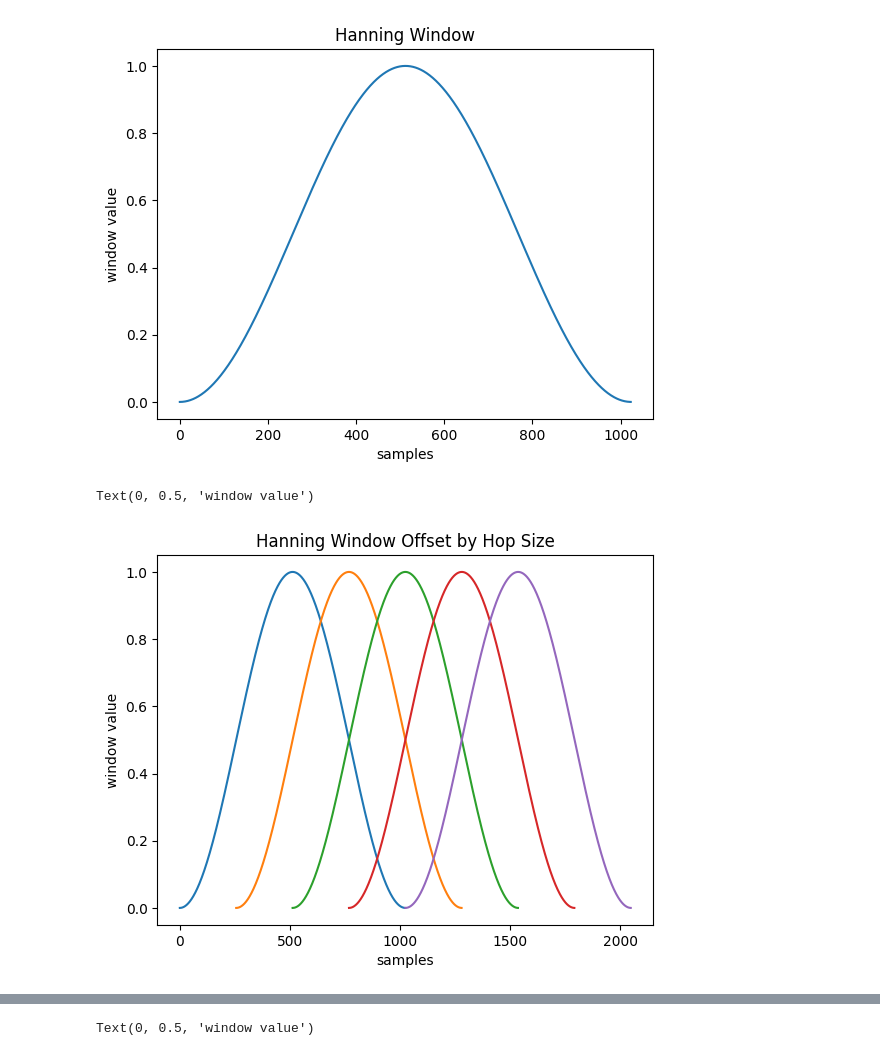
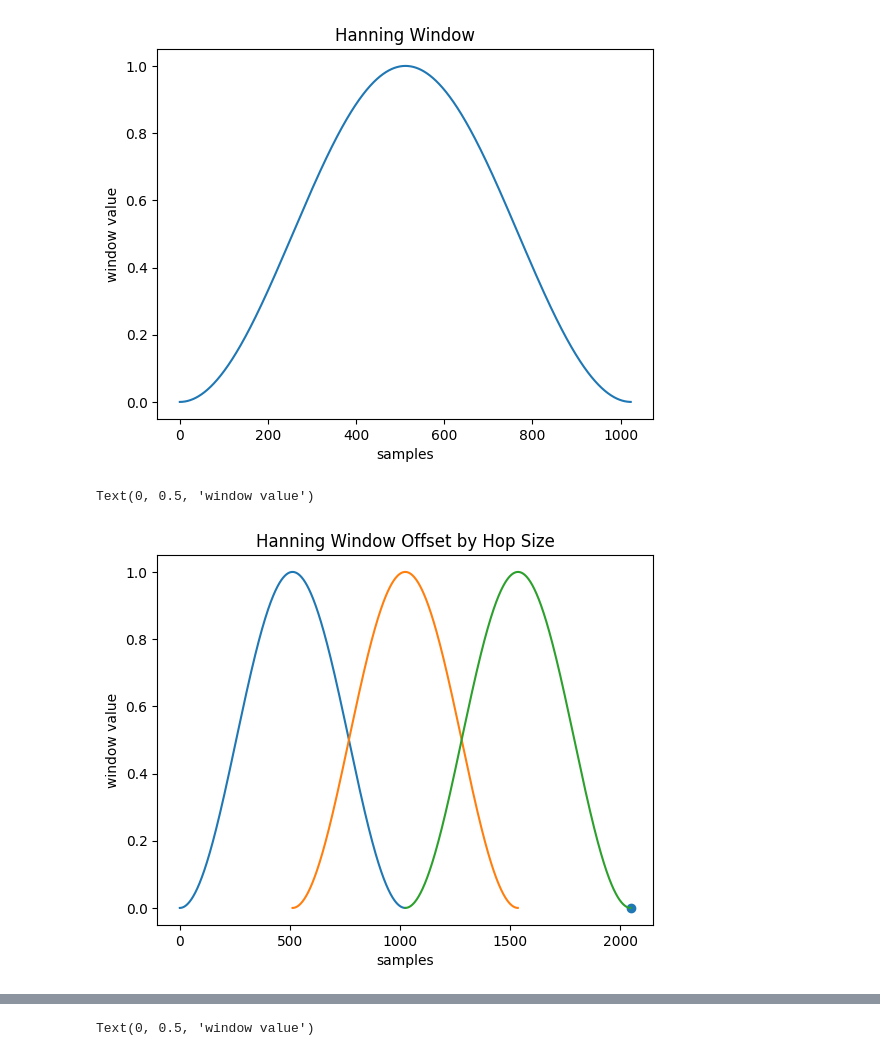
Before and after one commit to samsmith00/junior-IS, a Jupyter notebook: pythonScripts/hanningWindow.ipynb, the cells around one changed output, grey strips where cells are left out. Saved outputs shown, nothing was run; the diff lists cells and outputs as text; code cells hidden in the pictures.

Commit message:
create visual for COLA Property

```diff
--- a/pythonScripts/hanningWindow.ipynb
+++ b/pythonScripts/hanningWindow.ipynb
@@ -6,7 +6,7 @@ import matplotlib.pyplot as plt
 
 
 window_size = 1024              # standard frame size
-hop_size = 1024 * .25           # 75% overlap
+hop_size = 1024 * .5         # 75% overlap
 hannWindow = [0] * window_size  # intializing array to hold window values
 
 
@@ -30,21 +30,27 @@ Text(0, 0.5, 'window value')
 # %%
 
 # Window Overlap Visualization
 
-
+#hop_size = window_size * .5
 x = np.arange(window_size)
 
-num_offset = 5
+num_windows = 3
 
-for i in range(num_offset):
+
+# draws first window, then second window
+for i in range(num_windows):
     offset = i * hop_size
     plt.plot(x + offset, hannWindow)
 
 
+cola_len = window_size + (num_windows - 1)*hop_size
 
+plt.scatter(cola_len, 0)
+
+#plt.scatter((num_offset * window_size) - (window_size - hop_size), 0)
 plt.title("Hanning Window Offset by Hop Size")
 plt.xlabel("samples")
 plt.ylabel("window value")
 # %% [output]
 Text(0, 0.5, 'window value')
-[figure, old version]
+[figure, new version]
```
Also changed, not shown: parts of 1 cell of this notebook, 1 other file.
